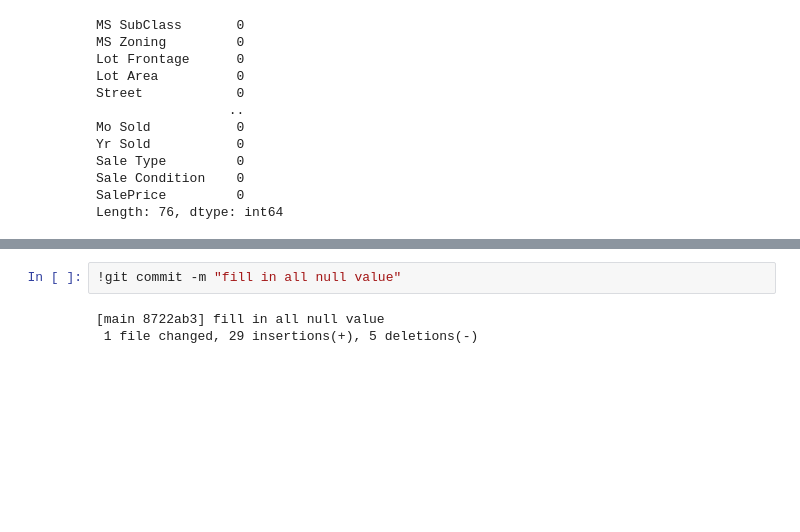
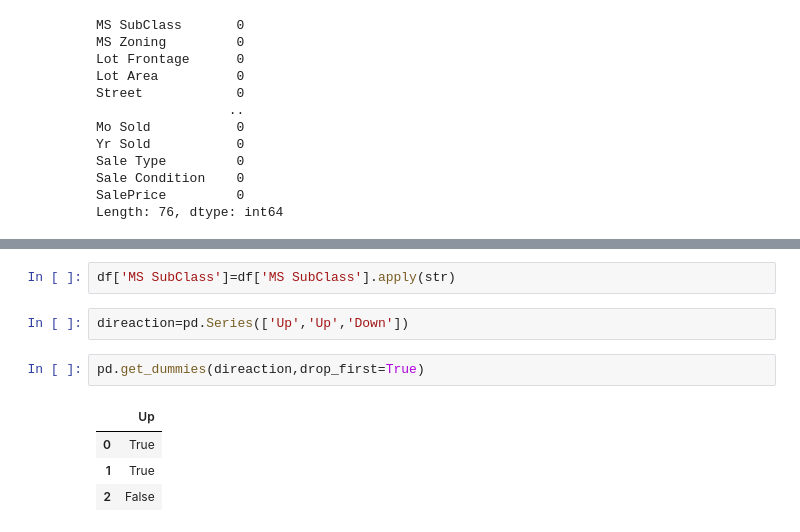
Before and after one commit to rd8479/machine-learning, a Jupyter notebook: recagnize null value.ipynb, the cells around one changed output, grey strips where cells are left out. Cells and saved outputs as stored; diff of their text form; blank space fills up the shorter version.

```diff
--- a/recagnize null value.ipynb
+++ b/recagnize null value.ipynb
@@ -217,5 +200,11 @@ warning: in the working copy of 'recagnize null value.ipynb', LF will be replace
 # %%
-!git commit -m "fill in all null value"
+df['MS SubClass']=df['MS SubClass'].apply(str)
-# %% [output]
-[main 8722ab3] fill in all null value
- 1 file changed, 29 insertions(+), 5 deletions(-)
+# %%
+direaction=pd.Series(['Up','Up','Down'])
+# %%
+pd.get_dummies(direaction,drop_first=True)
+# %% [output]
+|  | Up |
+| 0 | True |
+| 1 | True |
+| 2 | False |
```
Also changed, not shown: parts of 11 cells of this notebook, 1 other file.
